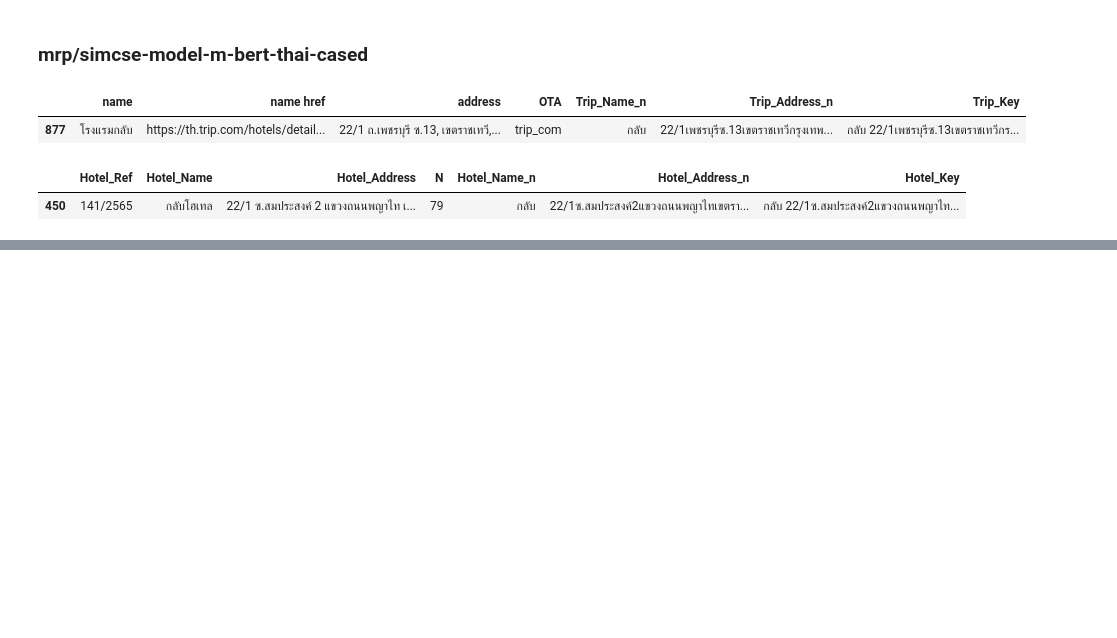
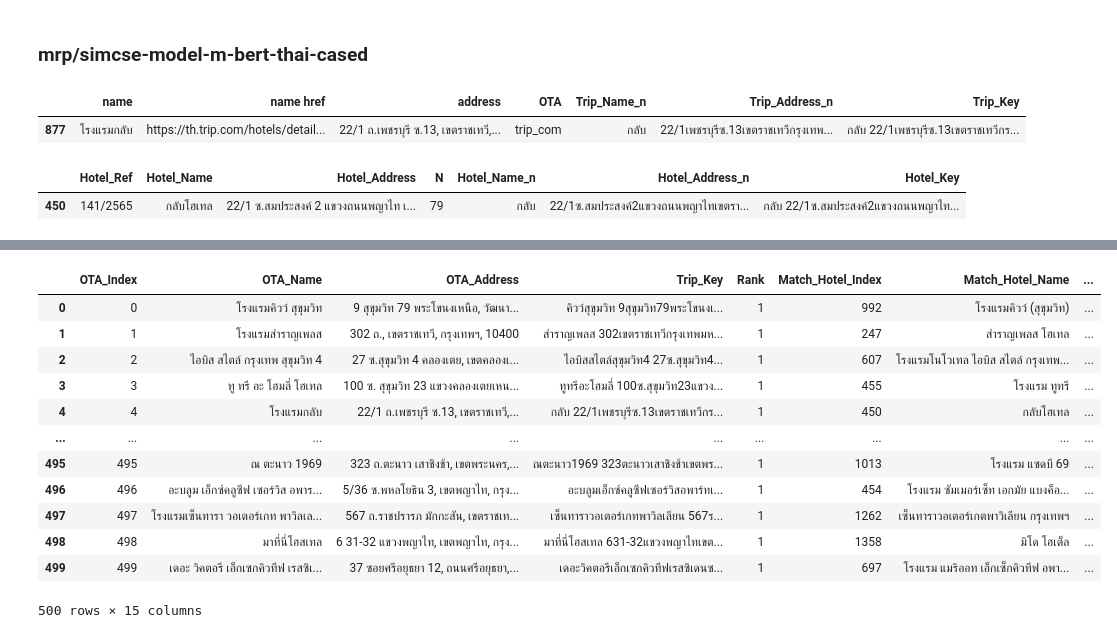
Before and after one commit to Thanrada2024/illegal_accommodation, a Jupyter notebook: DS_task.ipynb, the cells around one changed output, grey strips where cells are left out. Cells and saved outputs as stored; diff of their text form; code cells hidden in the pictures; blank space fills up the shorter version.

```diff
--- a/DS_task.ipynb
+++ b/DS_task.ipynb
@@ -351,0 +435,26 @@ dtype: int64
+# %%
+def confirm_match(trip_key: str, match_hotel_key: str) -> bool:
+    if model is None or tokenizer is None:
+        return False
+    prompt = (
+    f"Entity 1: {trip_key}\n"
+    f"Entity 2: {match_hotel_key}\n"
+    f"Are these the same place? ตอบเฉพาะ True หรือ False เท่านั้น:"
+    )
+    try:
+        inputs = tokenizer(prompt, return_tensors="pt")
+        outputs = model.generate(**inputs, max_new_tokens=10)
+        response = tokenizer.decode(outputs[0], skip_special_tokens=True)
+        response_lower = response.lower()
+        if "true" in response_lower:
+            return True
+        elif "false" in response_lower:
+            return False
+        else:
+            return False
+    except Exception as e:
+        print(f"Error during LLM inference: {e}")
+        return False
+# %%
+tqdm.pandas()
+df_top1['LLM_confirmed'] = df_top1.progress_apply(lambda row: confirm_match(row['Trip_Key'], row['Match_Hotel_Key']), axis=1)
@@ -351,0 +468,16 @@ dtype: int64
+# %%
+df_top1
+# %% [output]
+|  | OTA_Index | OTA_Name | OTA_Address | Trip_Key | Rank | Match_Hotel_Index | Match_Hotel_Name | ... |
+| 0 | 0 | โรงแรมคิวว์ สุขุมวิท | 9 สุขุมวิท 79 พระโขนงเหนือ, วัฒนา... | คิวว์สุขุมวิท 9สุขุมวิท79พระโขนงเ... | 1 | 992 | โรงแรมคิวว์ (สุขุมวิท) | ... |
+| 1 | 1 | โรงแรมสำราญเพลส | 302 ถ., เขตราชเทวี, กรุงเทพฯ, 10400 | สําราญเพลส 302เขตราชเทวีกรุงเทพมห... | 1 | 247 | สำราญเพลส โฮเทล | ... |
+| 2 | 2 | ไอบิส สไตล์ กรุงเทพ สุขุมวิท 4 | 27 ซ.สุขุมวิท 4 คลองเตย, เขตคลองเ... | ไอบิสสไตล์สุขุมวิท4 27ซ.สุขุมวิท4... | 1 | 607 | โรงแรมโนโวเทล ไอบิส สไตล์ กรุงเทพ... | ... |
+| 3 | 3 | ทู ทรี อะ โฮมลี่ โฮเทล | 100 ซ. สุขุมวิท 23 แขวงคลองเตยเหน... | ทูทรีอะโฮมลี่ 100ซ.สุขุมวิท23แขวง... | 1 | 455 | โรงแรม ทูทรี | ... |
+| 4 | 4 | โรงแรมกลับ | 22/1 ถ.เพชรบุรี ซ.13, เขตราชเทวี,... | กลับ 22/1เพชรบุรีซ.13เขตราชเทวีกร... | 1 | 450 | กลับโฮเทล | ... |
+| ... | ... | ... | ... | ... | ... | ... | ... | ... |
+| 495 | 495 | ณ ตะนาว 1969 | 323 ถ.ตะนาว เสาชิงช้า, เขตพระนคร,... | ณตะนาว1969 323ตะนาวเสาชิงช้าเขตพร... | 1 | 1013 | โรงแรม แซดบี 69 | ... |
+| 496 | 496 | อะบลูม เอ็กซ์คลูซีฟ เซอร์วิส อพาร... | 5/36 ซ.พหลโยธิน 3, เขตพญาไท, กรุง... | อะบลูมเอ็กซ์คลูซีฟเซอร์วิสอพาร์ทเ... | 1 | 454 | โรงแรม ซัมเมอร์เซ็ท เอกมัย แบงค็อ... | ... |
+| 497 | 497 | โรงแรมเซ็นทารา วอเตอร์เกท พาวิลเล... | 567 ถ.ราชปรารภ มักกะสัน, เขตราชเท... | เซ็นทาราวอเตอร์เกทพาวิลเลียน 567ร... | 1 | 1262 | เซ็นทาราวอเตอร์เกตพาวิเลียน กรุงเทพฯ | ... |
+| 498 | 498 | มาที่นี่โฮสเทล | 6 31-32 แขวงพญาไท, เขตพญาไท, กรุง... | มาที่นี่โฮสเทล 631-32แขวงพญาไทเขต... | 1 | 1358 | มิโด โฮเต็ล | ... |
+| 499 | 499 | เดอะ วิคตอรี เอ็กเซกคิวทีฟ เรสซิเ... | 37 ซอยศรีอยุธยา 12, ถนนศรีอยุธยา,... | เดอะวิคตอรีเอ็กเซกคิวทีฟเรสซิเดนซ... | 1 | 697 | โรงแรม แมริออท เอ็กเซ็กคิวทีฟ อพา... | ... |
+500 rows × 15 columns
```
Also changed, not shown: parts of 12 cells of this notebook.
